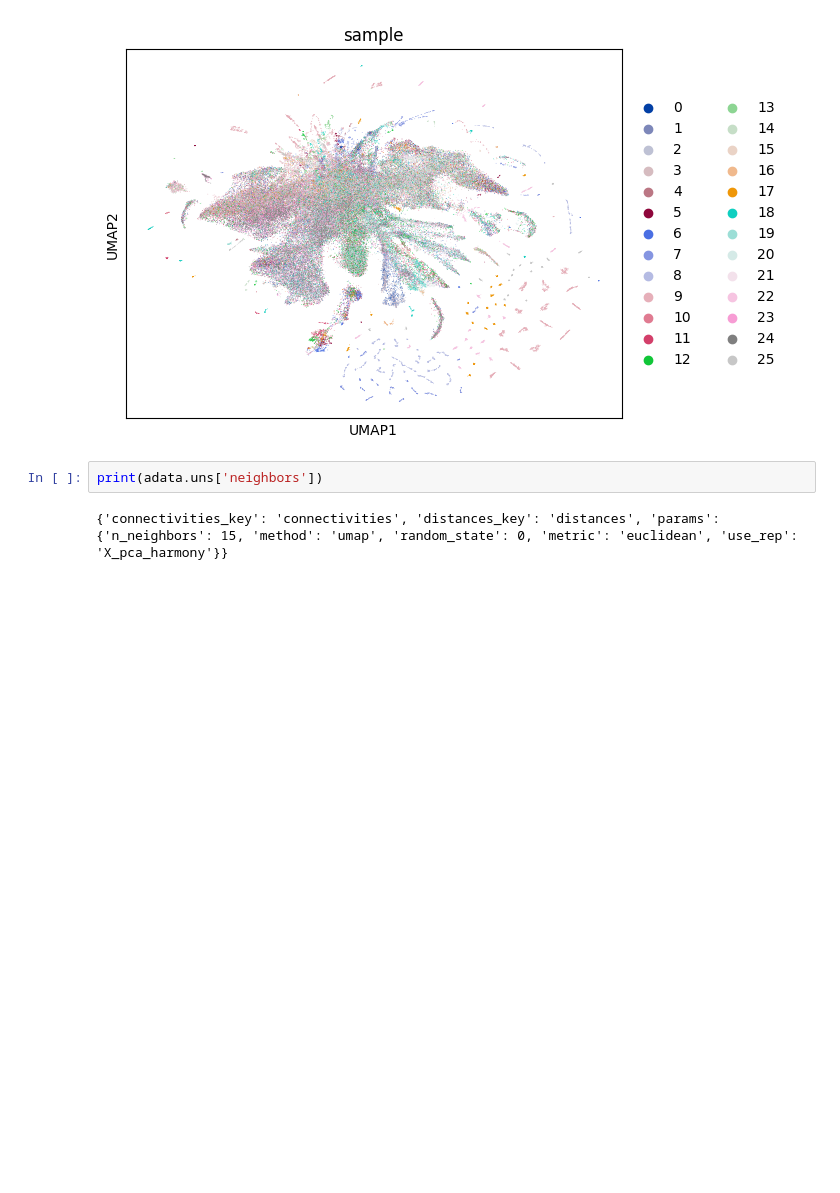
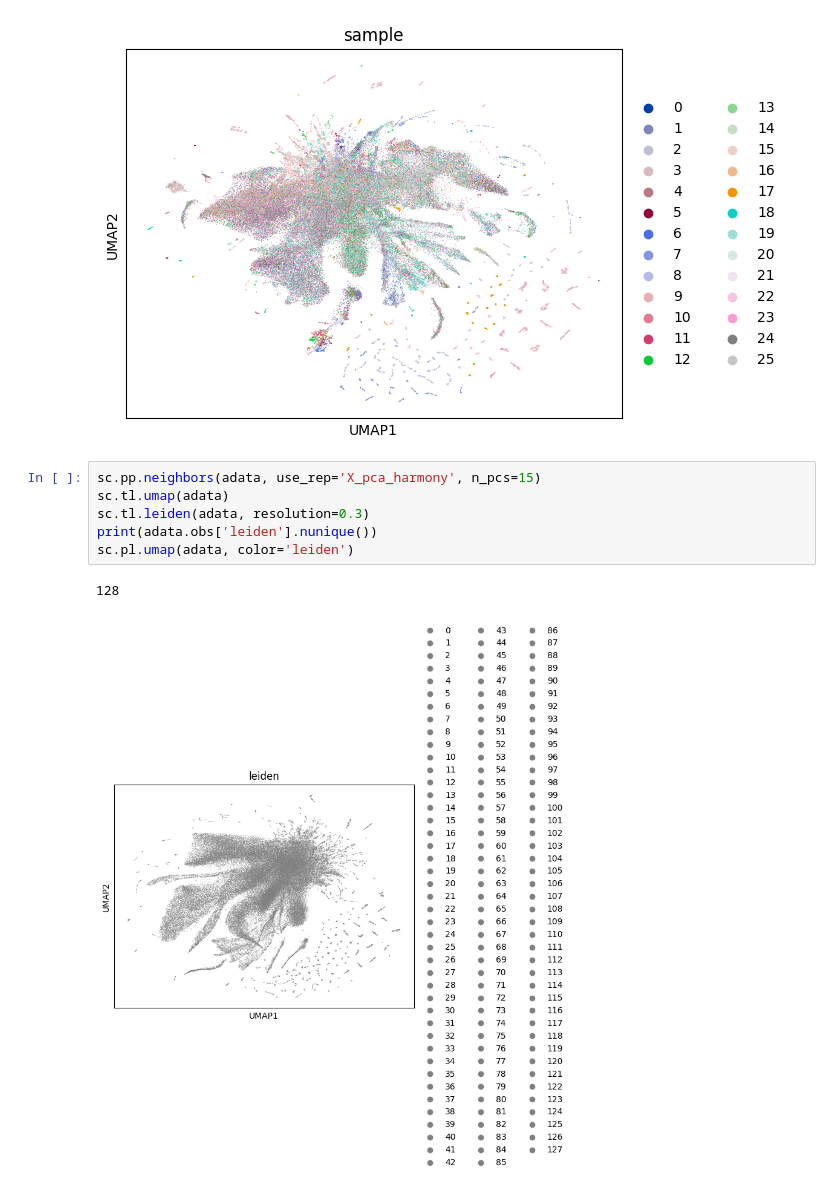
Before and after one commit to boeun02/scRNA-seq-Cancer-Immunology-Analysis, a Jupyter notebook: phase1_scrna/01_geo_pipeline.ipynb, the cells around one changed output. Cells and saved outputs as stored; diff of their text form; blank space fills up the shorter version.

```diff
--- a/phase1_scrna/01_geo_pipeline.ipynb
+++ b/phase1_scrna/01_geo_pipeline.ipynb
@@ -332,6 +332,11 @@ sc.pl.umap(adata, color='sample')
 # %% [output]
 [figure]
 # %%
-print(adata.uns['neighbors'])
+sc.pp.neighbors(adata, use_rep='X_pca_harmony', n_pcs=15)
+sc.tl.umap(adata)
+sc.tl.leiden(adata, resolution=0.3)
+print(adata.obs['leiden'].nunique())
+sc.pl.umap(adata, color='leiden')
 # %% [output]
-{'connectivities_key': 'connectivities', 'distances_key': 'distances', 'params': {'n_neighbors': 15, 'method': 'umap', 'random_state': 0, 'metric': 'euclidean', 'use_rep': 'X_pca_harmony'}}
+128
+[figure, added]
```
Also changed, not shown: parts of 6 cells of this notebook, 2 other files.
